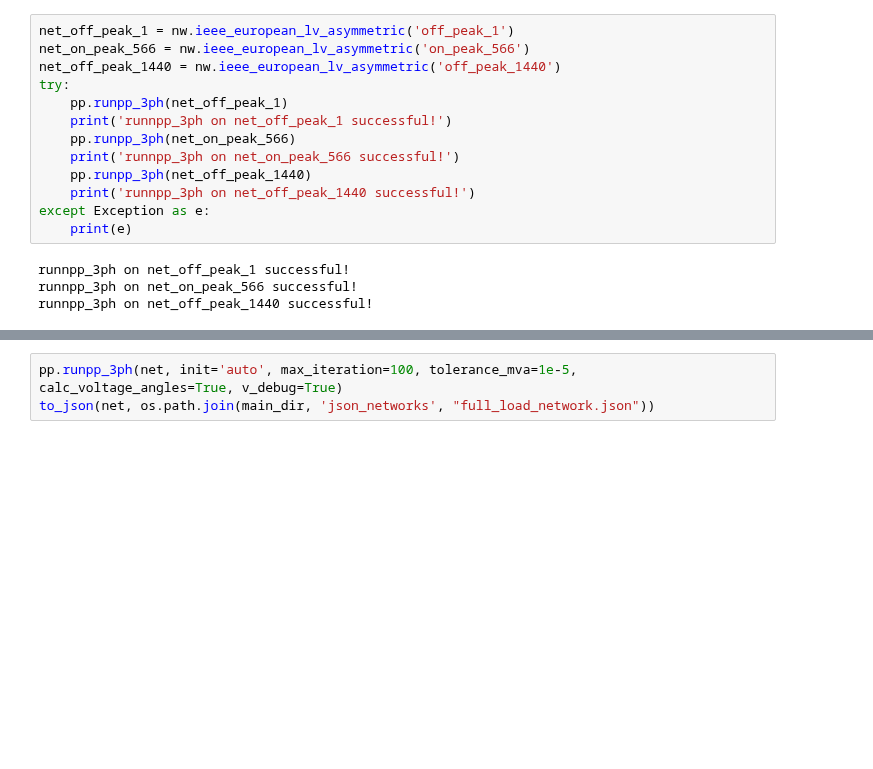
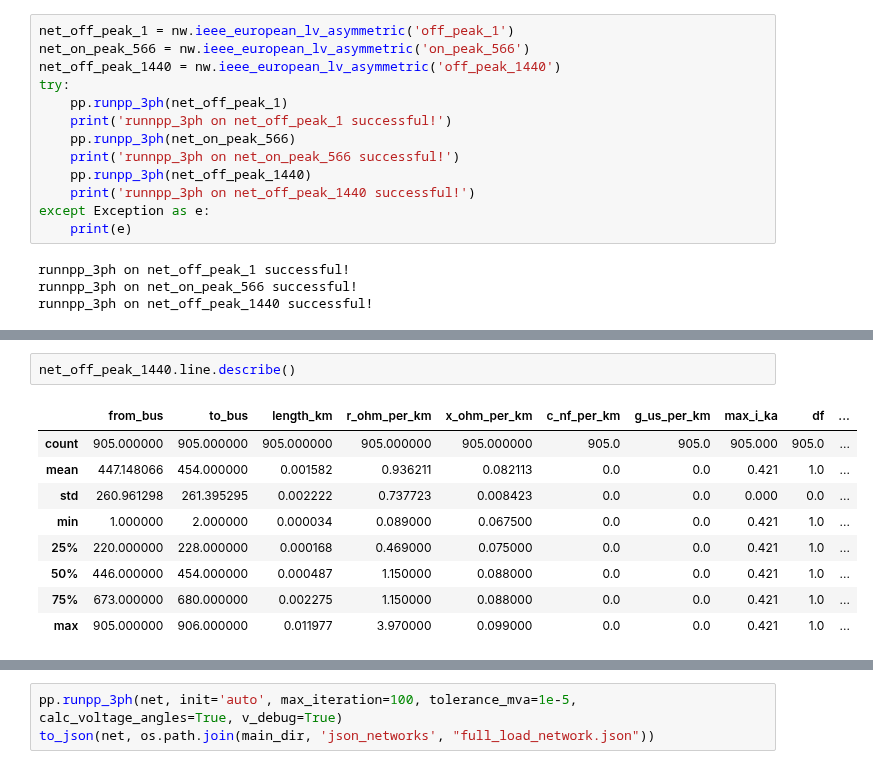
Before and after one commit to antoniovitorvb/IST-thesis-hosting-capacity, a Jupyter notebook: notebooks/906_bus.ipynb, the cells around one changed output, grey strips where cells are left out. Cells and saved outputs as stored; diff of their text form; blank space fills up the shorter version.

```diff
--- a/notebooks/906_bus.ipynb
+++ b/notebooks/906_bus.ipynb
@@ -247,0 +301,12 @@ net.asymmetric_load
+# %%
+net_off_peak_1440.line.describe()
+# %% [output]
+|  | from_bus | to_bus | length_km | r_ohm_per_km | x_ohm_per_km | c_nf_per_km | g_us_per_km | max_i_ka | df | ... |
+| count | 905.000000 | 905.000000 | 905.000000 | 905.000000 | 905.000000 | 905.0 | 905.0 | 905.000 | 905.0 | ... |
+| mean | 447.148066 | 454.000000 | 0.001582 | 0.936211 | 0.082113 | 0.0 | 0.0 | 0.421 | 1.0 | ... |
+| std | 260.961298 | 261.395295 | 0.002222 | 0.737723 | 0.008423 | 0.0 | 0.0 | 0.000 | 0.0 | ... |
+| min | 1.000000 | 2.000000 | 0.000034 | 0.089000 | 0.067500 | 0.0 | 0.0 | 0.421 | 1.0 | ... |
+| 25% | 220.000000 | 228.000000 | 0.000168 | 0.469000 | 0.075000 | 0.0 | 0.0 | 0.421 | 1.0 | ... |
+| 50% | 446.000000 | 454.000000 | 0.000487 | 1.150000 | 0.088000 | 0.0 | 0.0 | 0.421 | 1.0 | ... |
+| 75% | 673.000000 | 680.000000 | 0.002275 | 1.150000 | 0.088000 | 0.0 | 0.0 | 0.421 | 1.0 | ... |
+| max | 905.000000 | 906.000000 | 0.011977 | 3.970000 | 0.099000 | 0.0 | 0.0 | 0.421 | 1.0 | ... |
```
Also changed, not shown: parts of 10 cells of this notebook, 5 other files.
